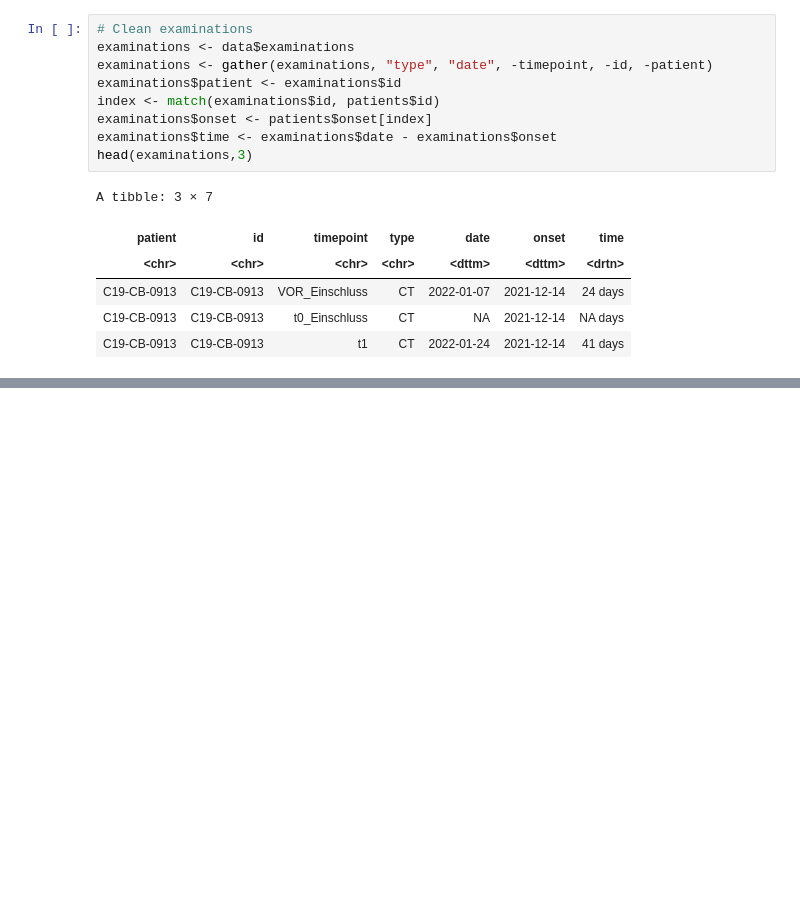
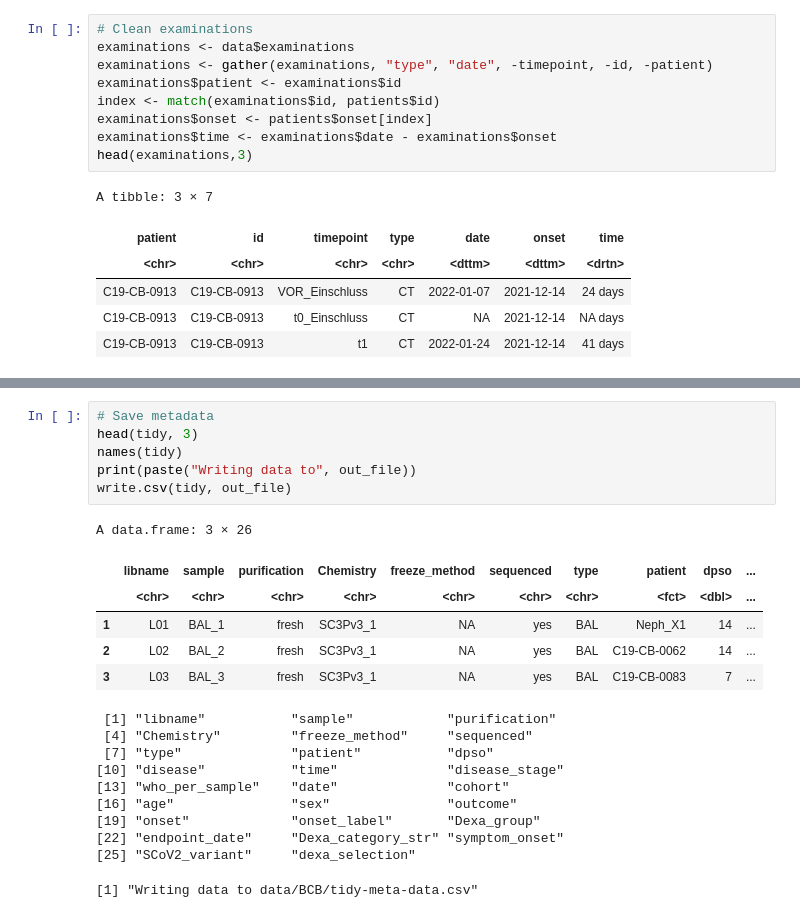
Before and after one commit to saliba-lab/covid19-bal-atlas-integration, a Jupyter notebook: bin/overview_patient-cohort.ipynb, the cells around one changed output, grey strips where cells are left out. Cells and saved outputs as stored; diff of their text form; blank space fills up the shorter version.

```diff
--- a/bin/overview_patient-cohort.ipynb
+++ b/bin/overview_patient-cohort.ipynb
@@ -321,0 +380,23 @@ Warning message:
+# %%
+# Save metadata
+head(tidy, 3)
+names(tidy)
+print(paste("Writing data to", out_file))
+write.csv(tidy, out_file)
+# %% [output]
+A data.frame: 3 × 26
+|  | libname | sample | purification | Chemistry | freeze_method | sequenced | type | patient | dpso | ... |
+|  | <chr> | <chr> | <chr> | <chr> | <chr> | <chr> | <chr> | <fct> | <dbl> | ... |
+| 1 | L01 | BAL_1 | fresh | SC3Pv3_1 | NA | yes | BAL | Neph_X1 | 14 | ... |
+| 2 | L02 | BAL_2 | fresh | SC3Pv3_1 | NA | yes | BAL | C19-CB-0062 | 14 | ... |
+| 3 | L03 | BAL_3 | fresh | SC3Pv3_1 | NA | yes | BAL | C19-CB-0083 | 7 | ... |
+ [1] "libname"           "sample"            "purification"
+ [4] "Chemistry"         "freeze_method"     "sequenced"
+ [7] "type"              "patient"           "dpso"
+[10] "disease"           "time"              "disease_stage"
+[13] "who_per_sample"    "date"              "cohort"
+[16] "age"               "sex"               "outcome"
+[19] "onset"             "onset_label"       "Dexa_group"
+[22] "endpoint_date"     "Dexa_category_str" "symptom_onset"
+[25] "SCoV2_variant"     "dexa_selection"
+[1] "Writing data to data/BCB/tidy-meta-data.csv"
```
Also changed, not shown: parts of 10 cells of this notebook, 2 other files.
